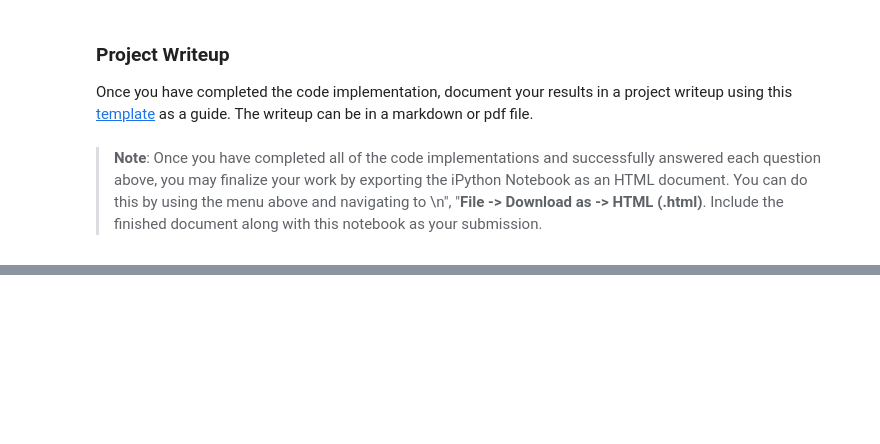
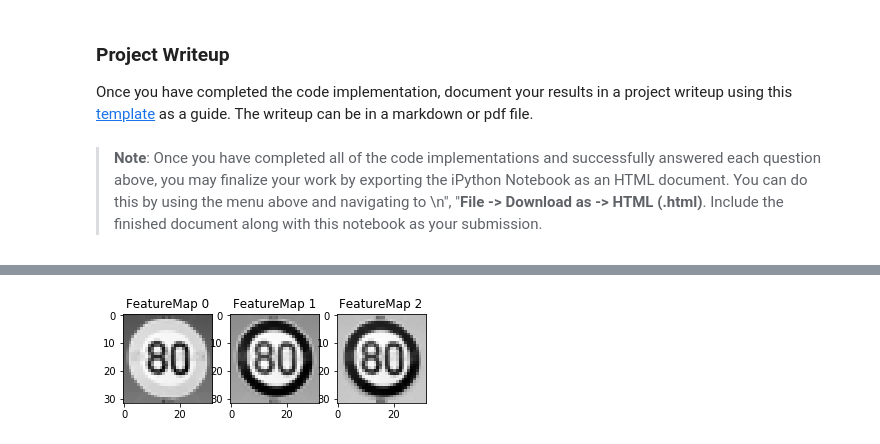
Before and after one commit to shonkatzenberger/sdc_proj_2, a Jupyter notebook: Traffic_Sign_Classifier.ipynb, the cells around one changed output, grey strips where cells are left out. Cells and saved outputs as stored; diff of their text form; code cells hidden in the pictures; blank space fills up the shorter version.

```diff
--- a/Traffic_Sign_Classifier.ipynb
+++ b/Traffic_Sign_Classifier.ipynb
@@ -429,25 +589,34 @@ def _trainMulti(sess, epochs, xsAll, ysAll, rand, rate, kr1, kr2, kr3, batchSize
 # %%
-with tf.Session() as sess:
+def _train(sess):
     sess.run(tf.global_variables_initializer())
-
-    batchSize = 100
 
     # Report the initial statistics (before any epochs). Generally, the accuracy is expected
     # to be around 1 / n, where n is the number of classes.
-    acc, loss = _eval(sess, featuresTrain, y_train, batchSize)
-    print("Training   accuracy and loss before: {:.03f}, {:.03f}".format(acc, loss))
-    acc, loss = _eval(sess, featuresValid, y_valid, batchSize)
-    print("Validation accuracy and loss before: {:.03f}, {:.03f}".format(acc, loss))
+    acc, loss, num = _eval(sess, featuresTrain, y_train, 128)
+    print("Training   accuracy and loss before: {:.03f}, {:.03f}".format(acc / num, loss / num))
+    acc, loss, num = _eval(sess, featuresValid, y_valid, 128)
+    print("Validation accuracy and loss before: {:.03f}, {:.03f}".format(acc / num, loss / num))
 
     # These dropout keep rates seem to do the best. Note that kr3 = 1.00 means
     # we're disabling dropout on the input features.
-    kr1 = 0.70
-    kr2 = 0.85
+    kr1 = 0.50
+    kr2 = 0.95
     kr3 = 1.00
 
     # Note that the dropout keep rates stay the same, but we decrease the learning rate.
+    batchSize = 64
     _trainMulti(sess, 10, featuresTrain, y_train, rand, rate=0.00100, kr1=kr1, kr2=kr2, kr3=kr3, batchSize=batchSize)
     _trainMulti(sess,  5, featuresTrain, y_train, rand, rate=0.00030, kr1=kr1, kr2=kr2, kr3=kr3, batchSize=batchSize)
     _trainMulti(sess,  5, featuresTrain, y_train, rand, rate=0.00010, kr1=kr1, kr2=kr2, kr3=kr3, batchSize=batchSize)
     _trainMulti(sess,  5, featuresTrain, y_train, rand, rate=0.00003, kr1=kr1, kr2=kr2, kr3=kr3, batchSize=batchSize)
+
+# We need the session below to test on other data, so make it a global, not a 'with' variable.
+# Note that an alternate way would be to save and re-load the model, but no need to get fancy
+# for this project.
+
+# with tf.Session() as sess:
+#     _train(sess)
+
+_sess = tf.Session()
+_train(_sess)
 # %% [output]
@@ -564,29 +893,34 @@ For an example of what feature map outputs look like, check out NVIDIA's results
 # %%
 ### Visualize your network's feature maps here.
 ### Feel free to use as many code cells as needed.
 
 # image_input: the test image being fed into the network to produce the feature maps
 # tf_activation: should be a tf variable name used during your training procedure that represents the calculated state of a specific weight layer
 # activation_min/max: can be used to view the activation contrast in more detail, by default matplot sets min and max to the actual min and max values of the output
 # plt_num: used to plot out multiple different weight feature map sets on the same block, just extend the plt number for each new feature map entry
 
-def outputFeatureMap(image_input, tf_activation, activation_min=-1, activation_max=-1 ,plt_num=1):
+def outputFeatureMap(sess, image_input, tf_activation, activation_min=-1, activation_max=-1 ,plt_num=1):
     # Here make sure to preprocess your image_input in a way your network expects
     # with size, normalization, ect if needed
     # image_input =
     # Note: x should be the same name as your network's tensorflow data placeholder variable
     # If you get an error tf_activation is not defined it may be having trouble accessing the variable from inside a function
-    activation = tf_activation.eval(session=sess,feed_dict={x : image_input})
+    activation = tf_activation.eval(session=sess, feed_dict={g_x: image_input, g_kr1: 1.0, g_kr2: 1.0, g_kr3: 1.0})
     featuremaps = activation.shape[3]
     plt.figure(plt_num, figsize=(15,15))
     for featuremap in range(featuremaps):
-        plt.subplot(6,8, featuremap+1) # sets the number of feature maps to show on each row and column
+        plt.subplot(6, 8, featuremap+1) # sets the number of feature maps to show on each row and column
         plt.title('FeatureMap ' + str(featuremap)) # displays the feature map number
         if activation_min != -1 & activation_max != -1:
             plt.imshow(activation[0,:,:, featuremap], interpolation="nearest", vmin =activation_min, vmax=activation_max, cmap="gray")
         elif activation_max != -1:
             plt.imshow(activation[0,:,:, featuremap], interpolation="nearest", vmax=activation_max, cmap="gray")
         elif activation_min !=-1:
             plt.imshow(activation[0,:,:, featuremap], interpolation="nearest", vmin=activation_min, cmap="gray")
         else:
             plt.imshow(activation[0,:,:, featuremap], interpolation="nearest", cmap="gray")
+
+which = 2
+outputFeatureMap(_sess, _imagesExtra[which:which+1], _layersAll[0])
+# %% [output]
+[figure, added]
```
Also changed, not shown: parts of 27 cells of this notebook, 10 other files.
